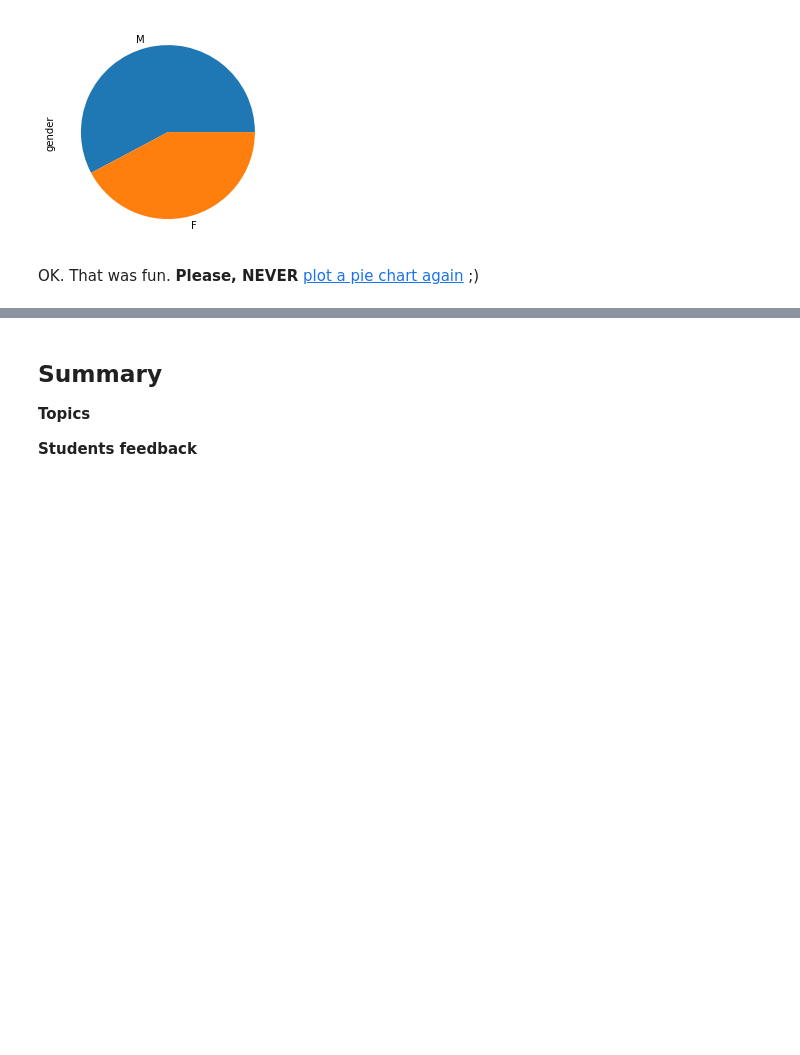
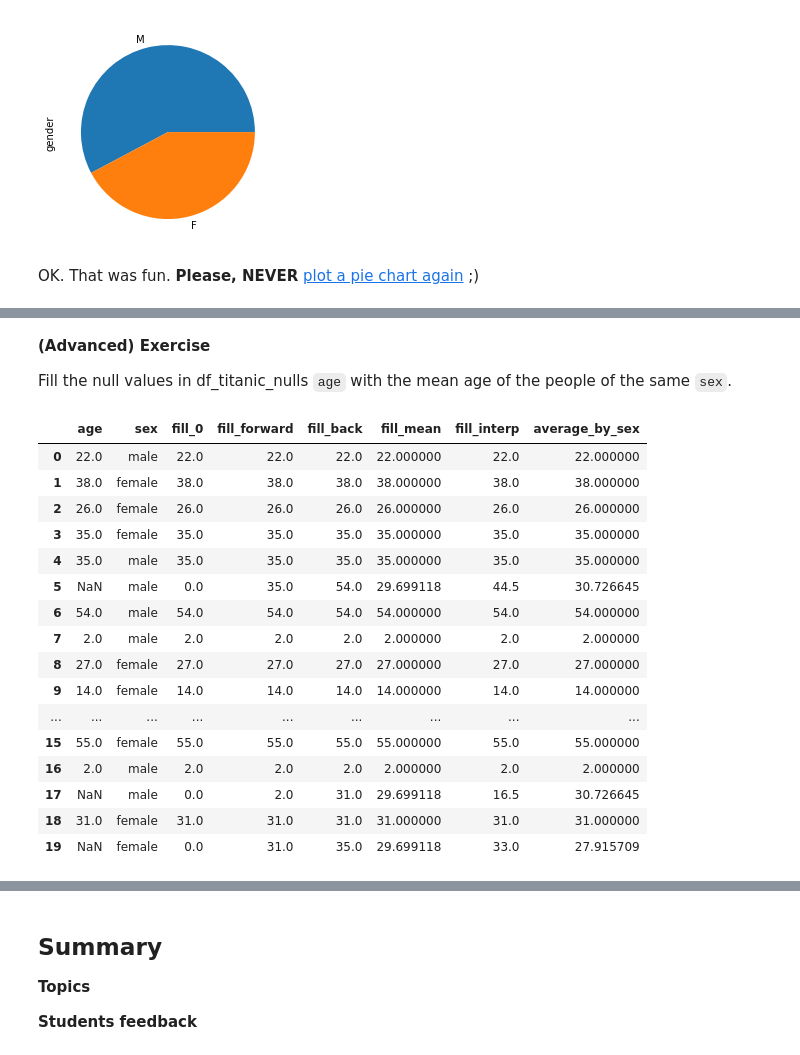
Before and after one commit to sheriffff/teaching-ironhack-data-madrid-2020, a Jupyter notebook: week_02/03-introduction-to-pandas.ipynb, the cells around one changed output, grey strips where cells are left out. Saved outputs shown, nothing was run; the diff lists cells and outputs as text; code cells hidden in the pictures; blank space fills up the shorter version.

```diff
--- a/week_02/03-introduction-to-pandas.ipynb
+++ b/week_02/03-introduction-to-pandas.ipynb
@@ -533,0 +588,3 @@ OK. That was fun. **Please, NEVER** [plot a pie chart again](https://www.geckobo
+# %%
+df_titanic = sns.load_dataset("titanic")
+df_titanic
@@ -533,0 +773,10 @@ OK. That was fun. **Please, NEVER** [plot a pie chart again](https://www.geckobo
+# %%
+df_titanic_nulls = pd.DataFrame(df_titanic[['age', 'sex']])
+# %%
+
+df_titanic_nulls['fill_0'] = df_titanic_nulls['age'].fillna(0)                                      # Fills constant value, here 0
+df_titanic_nulls['fill_forward'] = df_titanic_nulls['age'].fillna(method='ffill')                   # Fill forwards
+df_titanic_nulls['fill_back'] = df_titanic_nulls['age'].fillna(method='bfill', limit=5)             # Fill backwards, at most 5
+df_titanic_nulls['fill_mean'] = df_titanic_nulls['age'].fillna(df_titanic_nulls['age'].mean())      # Fills constant value, here the mean (imputation)
+df_titanic_nulls['fill_interp'] = df_titanic_nulls['age'].interpolate()                             # Fills interpolated value
+df_titanic_nulls[['sex', 'age', 'fill_0', 'fill_forward', 'fill_back', 'fill_mean', 'fill_interp']][:20]
@@ -533,0 +801,26 @@ OK. That was fun. **Please, NEVER** [plot a pie chart again](https://www.geckobo
+# %% [markdown]
+**(Advanced) Exercise**
+
+Fill the null values in df_titanic_nulls `age` with the mean age of the people of the same `sex`.
+# %%
+# Your code goes here
+df_titanic_nulls['average_by_sex'] = df_titanic_nulls.groupby(['sex']).age.apply(lambda x: x.fillna(np.mean(x)))
+df_titanic_nulls[:20]
+# %% [output]
+|  | age | sex | fill_0 | fill_forward | fill_back | fill_mean | fill_interp | average_by_sex |
+| 0 | 22.0 | male | 22.0 | 22.0 | 22.0 | 22.000000 | 22.0 | 22.000000 |
+| 1 | 38.0 | female | 38.0 | 38.0 | 38.0 | 38.000000 | 38.0 | 38.000000 |
+| 2 | 26.0 | female | 26.0 | 26.0 | 26.0 | 26.000000 | 26.0 | 26.000000 |
+| 3 | 35.0 | female | 35.0 | 35.0 | 35.0 | 35.000000 | 35.0 | 35.000000 |
+| 4 | 35.0 | male | 35.0 | 35.0 | 35.0 | 35.000000 | 35.0 | 35.000000 |
+| 5 | NaN | male | 0.0 | 35.0 | 54.0 | 29.699118 | 44.5 | 30.726645 |
+| 6 | 54.0 | male | 54.0 | 54.0 | 54.0 | 54.000000 | 54.0 | 54.000000 |
+| 7 | 2.0 | male | 2.0 | 2.0 | 2.0 | 2.000000 | 2.0 | 2.000000 |
+| 8 | 27.0 | female | 27.0 | 27.0 | 27.0 | 27.000000 | 27.0 | 27.000000 |
+| 9 | 14.0 | female | 14.0 | 14.0 | 14.0 | 14.000000 | 14.0 | 14.000000 |
+| ... | ... | ... | ... | ... | ... | ... | ... | ... |
+| 15 | 55.0 | female | 55.0 | 55.0 | 55.0 | 55.000000 | 55.0 | 55.000000 |
+| 16 | 2.0 | male | 2.0 | 2.0 | 2.0 | 2.000000 | 2.0 | 2.000000 |
+| 17 | NaN | male | 0.0 | 2.0 | 31.0 | 29.699118 | 16.5 | 30.726645 |
+| 18 | 31.0 | female | 31.0 | 31.0 | 31.0 | 31.000000 | 31.0 | 31.000000 |
+| 19 | NaN | female | 0.0 | 31.0 | 35.0 | 29.699118 | 33.0 | 27.915709 |
```
Also changed, not shown: parts of 76 cells of this notebook.
